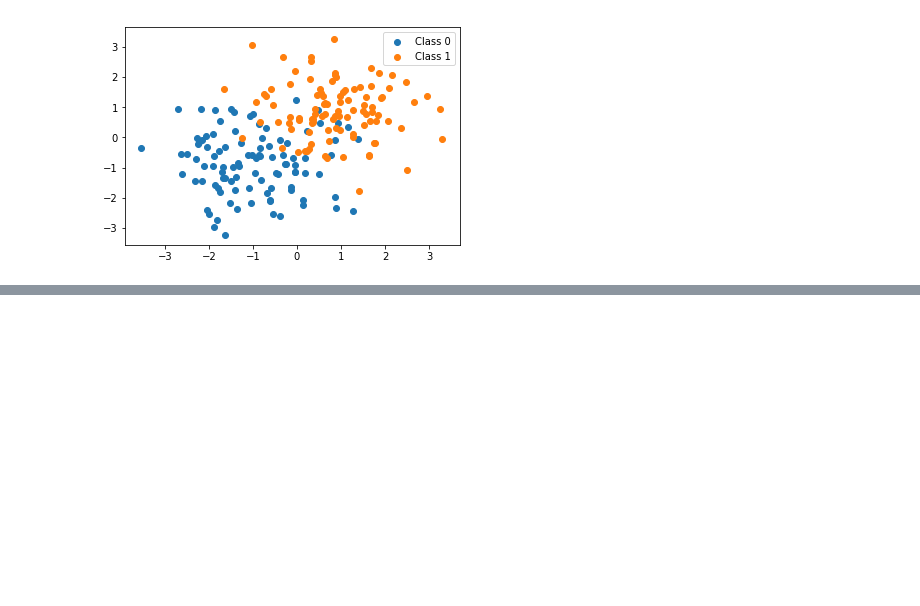
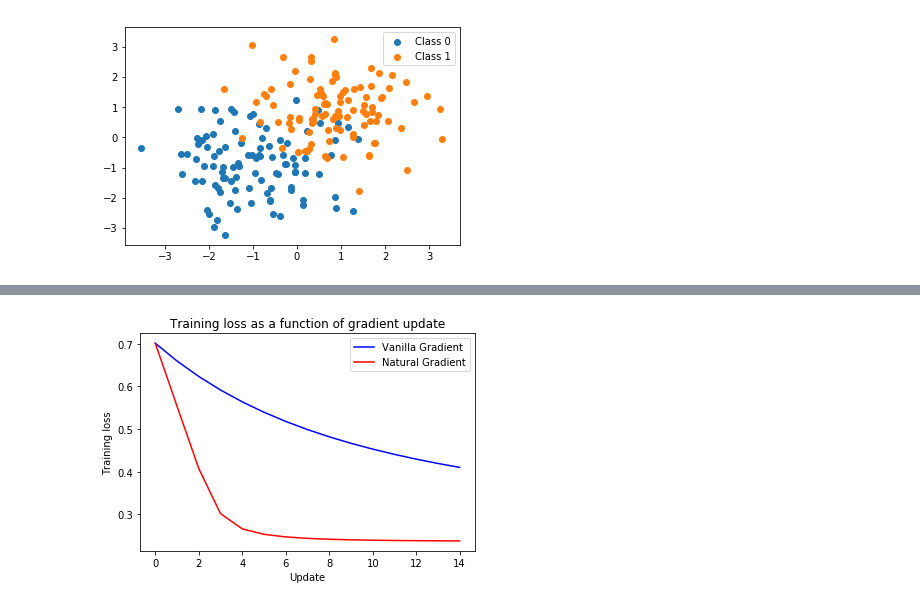
Before and after one commit to quanvuong/notebooks, a Jupyter notebook: vanilla gradient vs natural gradient descent in pytorch.ipynb, the cells around one changed output, grey strips where cells are left out. Saved outputs shown, nothing was run; the diff lists cells and outputs as text; code cells hidden in the pictures; blank space fills up the shorter version.

```diff
--- a/vanilla gradient vs natural gradient descent in pytorch.ipynb
+++ b/vanilla gradient vs natural gradient descent in pytorch.ipynb
@@ -134,0 +146,10 @@ Test set loss: 0.25924951791129397
+# %%
+plt.plot(vg_training_loss, label='Vanilla Gradient', color='blue')
+plt.plot(ng_training_loss, label='Natural Gradient', color='red')
+plt.title('Training loss as a function of gradient update')
+plt.xlabel('Update')
+plt.ylabel('Training loss')
+plt.legend()
+plt.show()
+# %% [output]
+[figure, added]
```
Also changed, not shown: parts of 3 cells of this notebook.
